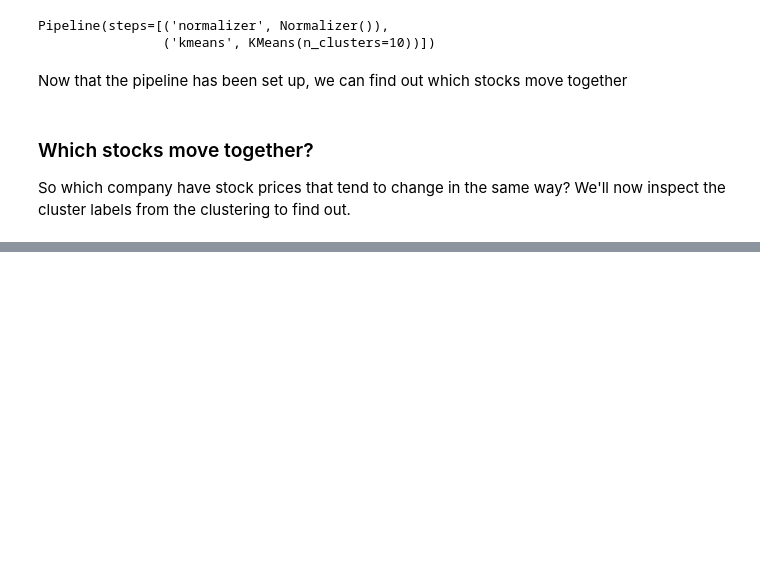
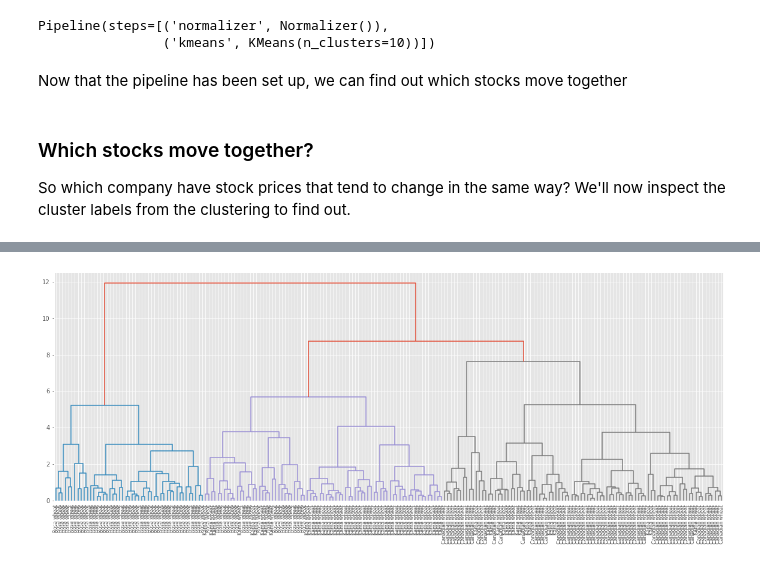
Before and after one commit to VictorOmondi1997/Unsupervised-Learning-in-Python, a Jupyter notebook: Unsupervised Learning in Python.ipynb, the cells around one changed output, grey strips where cells are left out. Cells and saved outputs as stored; diff of their text form; code cells hidden in the pictures; blank space fills up the shorter version.

```diff
--- a/Unsupervised Learning in Python.ipynb
+++ b/Unsupervised Learning in Python.ipynb
@@ -16197,0 +593,14 @@ movements_df.sort_values("labels")
+# %%
+# Calculate the linkage: mergings_g
+mergings_g = linkage(samples_grain, method='complete')
+
+# Plot the dendrogram, using varieties as labels
+plt.figure(figsize=(20,7))
+dendrogram(mergings_g,
+           labels=varieties,
+           leaf_rotation=90,
+           leaf_font_size=8,
+)
+plt.show()
+# %% [output]
+[figure, added]
```
Also changed, not shown: parts of 88 cells of this notebook.
